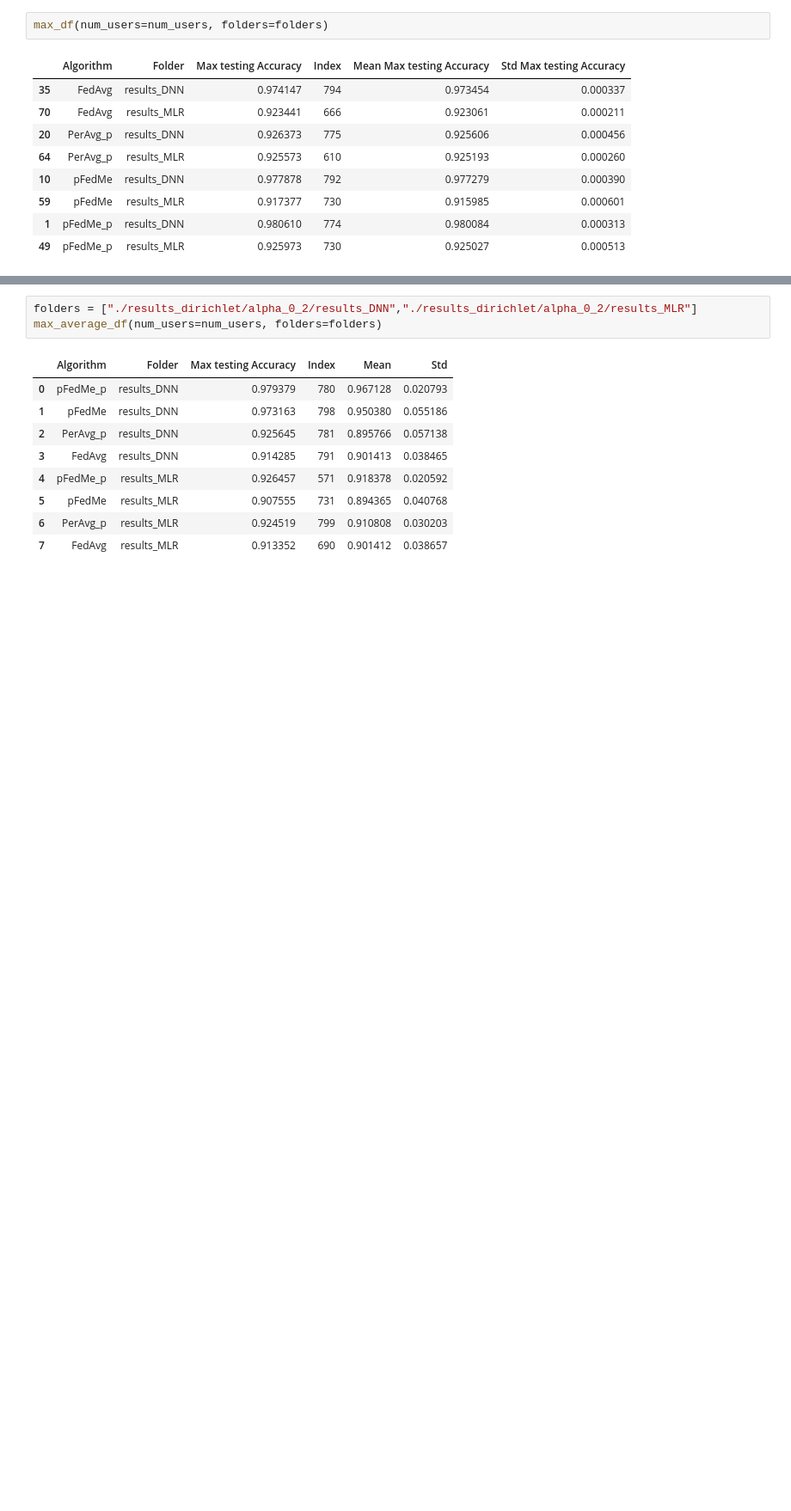
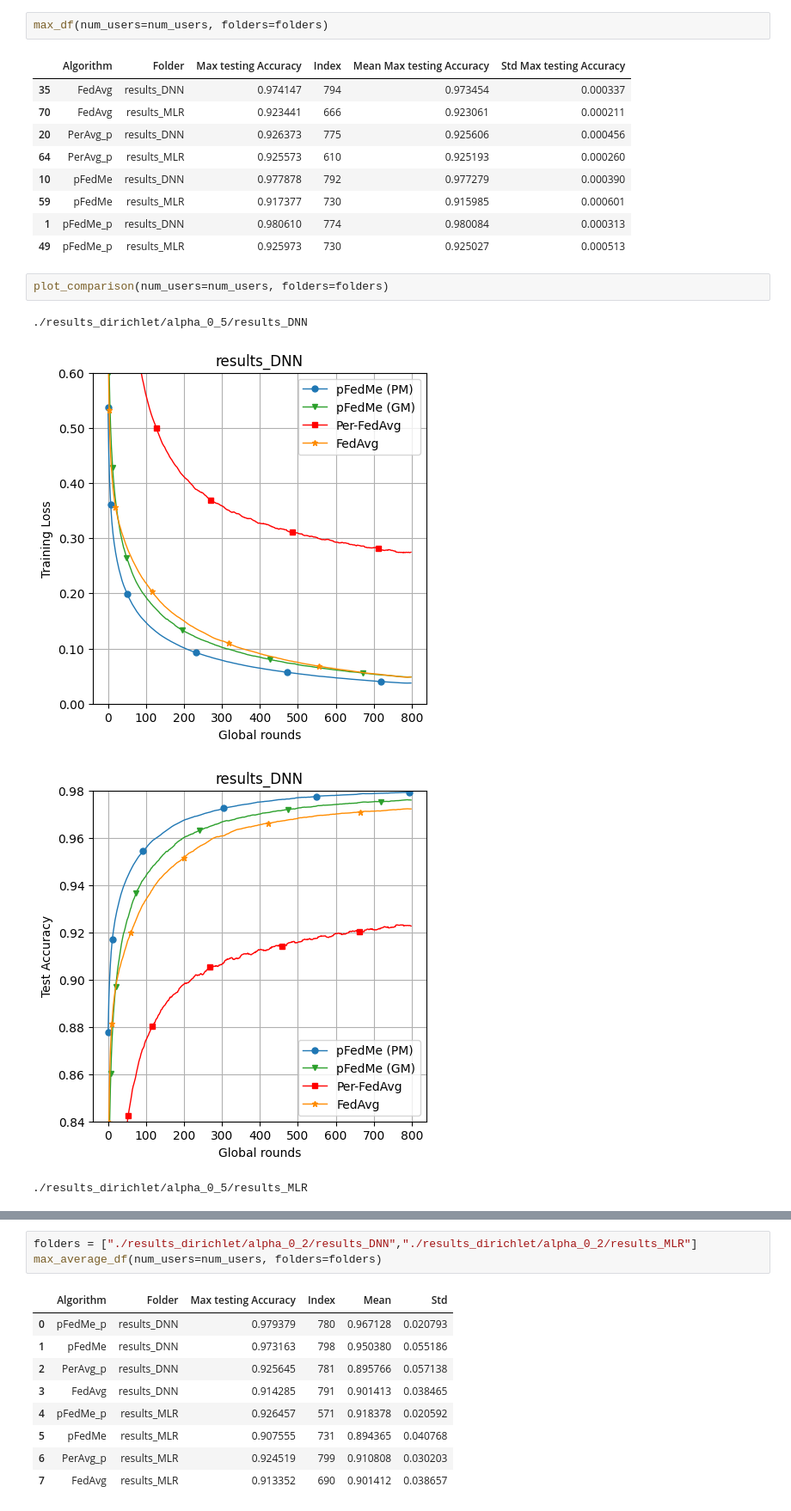
Before and after one commit to Blackangoo/DDLS_Project, a Jupyter notebook: print_results.ipynb, the cells around one changed output, grey strips where cells are left out. Shown at 86% size. Cells and saved outputs as stored; diff of their text form; blank space fills up the shorter version.

```diff
--- a/print_results.ipynb
+++ b/print_results.ipynb
@@ -139,3 +157,10 @@ max_df(num_users=num_users, folders=folders)
 | 59 | pFedMe | results_MLR | 0.917377 | 730 | 0.915985 | 0.000601 |
 | 1 | pFedMe_p | results_DNN | 0.980610 | 774 | 0.980084 | 0.000313 |
 | 49 | pFedMe_p | results_MLR | 0.925973 | 730 | 0.925027 | 0.000513 |
+# %%
+plot_comparison(num_users=num_users, folders=folders)
+# %% [output]
+./results_dirichlet/alpha_0_5/results_DNN
+[figure, added]
+[figure, added]
+./results_dirichlet/alpha_0_5/results_MLR
```
Also changed, not shown: parts of 5 cells of this notebook, 20 other files.
